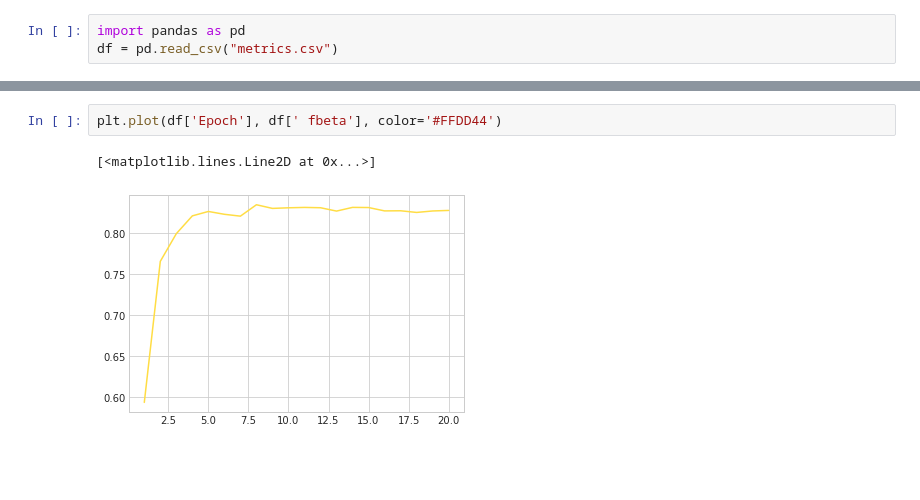
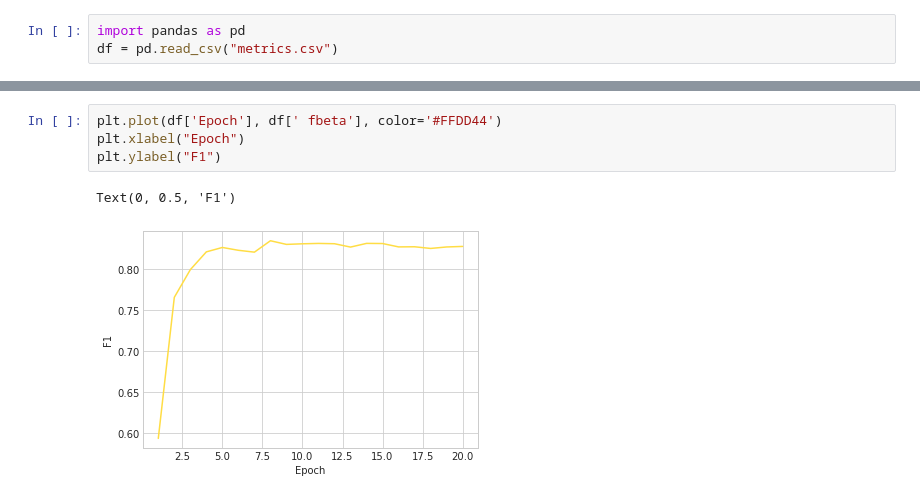
Before and after one commit to sarthakc0806/EV_NLP, a Jupyter notebook: metrics_run2.ipynb, the cells around one changed output, grey strips where cells are left out. Drawn from its saved outputs; the diff is of its cells as text; blank space fills up the shorter version.

```diff
--- a/metrics_run2.ipynb
+++ b/metrics_run2.ipynb
@@ -21,5 +27,7 @@ plt.plot(df['Epoch'], df[' ROC'], color='#FFDD44')
 # %%
 plt.plot(df['Epoch'], df[' fbeta'], color='#FFDD44')
+plt.xlabel("Epoch")
+plt.ylabel("F1")
 # %% [output]
-[<matplotlib.lines.Line2D at 0x...>]
+Text(0, 0.5, 'F1')
-[figure, old version]
+[figure, new version]
```
Also changed, not shown: parts of 3 cells of this notebook, 1 other file.
